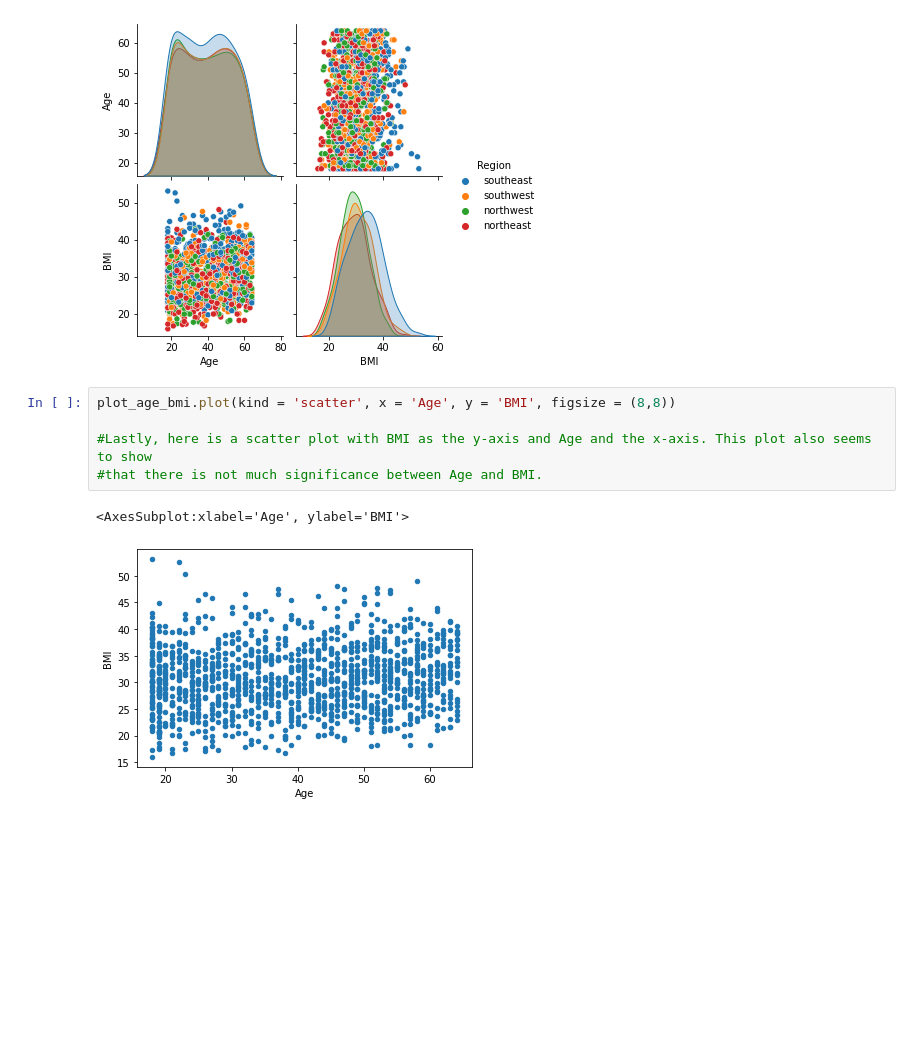
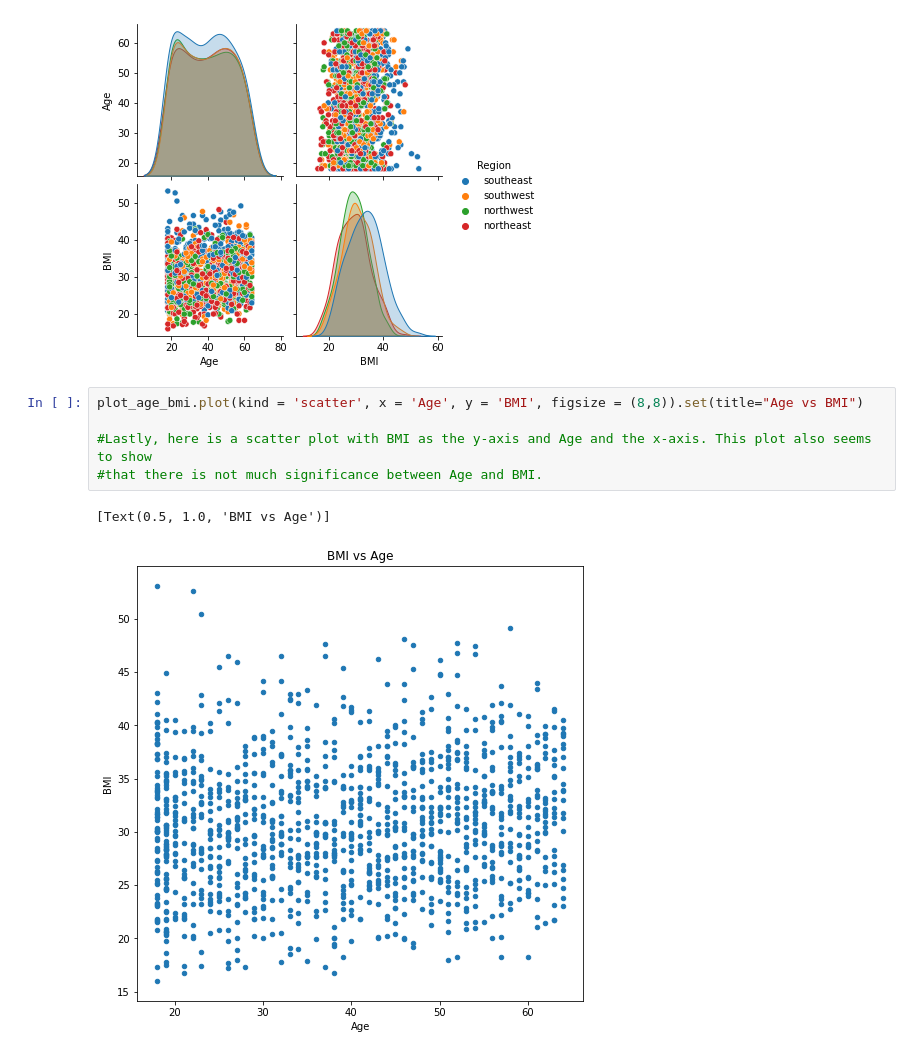
Before and after one commit to QuinnMarshal/course-project-group_1004, a Jupyter notebook: analysis/Quinn/milestone2.ipynb, the cells around one changed output. Cells and saved outputs as stored; diff of their text form; blank space fills up the shorter version.

Commit message:
added titles to plots- Quinn

```diff
--- a/analysis/Quinn/milestone2.ipynb
+++ b/analysis/Quinn/milestone2.ipynb
@@ -56,10 +56,10 @@ sns.pairplot(plot_age_bmi_region, hue = 'Region')
 <seaborn.axisgrid.PairGrid at 0x...>
 [figure]
 # %%
-plot_age_bmi.plot(kind = 'scatter', x = 'Age', y = 'BMI', figsize = (8,8))
+plot_age_bmi.plot(kind = 'scatter', x = 'Age', y = 'BMI', figsize = (8,8)).set(title="Age vs BMI")
 
 #Lastly, here is a scatter plot with BMI as the y-axis and Age and the x-axis. This plot also seems to show
 #that there is not much significance between Age and BMI.
 # %% [output]
-<AxesSubplot:xlabel='Age', ylabel='BMI'>
+[Text(0.5, 1.0, 'BMI vs Age')]
-[figure, old version]
+[figure, new version]
```
Also changed, not shown: parts of 2 cells of this notebook, 2 other files.
